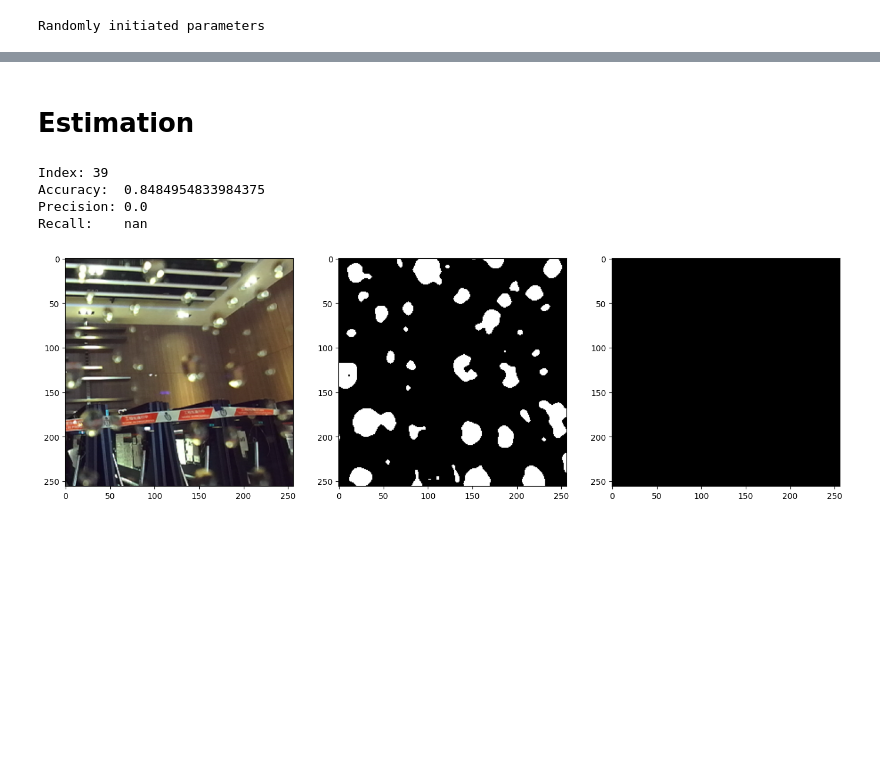
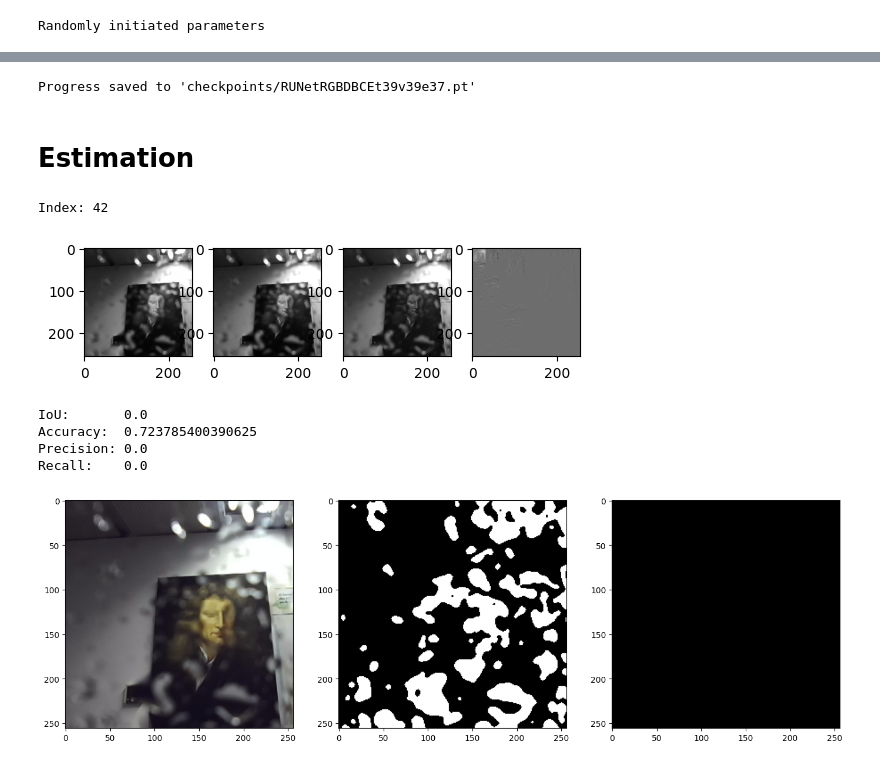
Before and after one commit to KIrillPal/WaterDropDetection, a Jupyter notebook: research/segmentation/train.ipynb, the cells around one changed output, grey strips where cells are left out. Cells and saved outputs as stored; diff of their text form; code cells hidden in the pictures; blank space fills up the shorter version.

```diff
--- a/research/segmentation/train.ipynb
+++ b/research/segmentation/train.ipynb
@@ -214,0 +661,2 @@ start_epoch = start_epoch + config["epochs"]
+# %%
+model.load_state_dict(best_checkpoint["model_state_dict"])
@@ -214,0 +665,6 @@ start_epoch = start_epoch + config["epochs"]
+# %%
+model.load_state_dict(best_checkpoint["model_state_dict"])
+start_epoch = best_checkpoint["epochs"]
+config["epochs"] = 10
+train(save_checkpoints=False)
+start_epoch = start_epoch + config["epochs"]
@@ -215,3 +770,11 @@ start_epoch = start_epoch + config["epochs"]
+# %%
+save_checkpoint(
+                best_checkpoint,
+                config["checkpoint_dir"],
+                best_checkpoint["name"]
+            )
+# %% [output]
+Progress saved to 'checkpoints/RUNetRGBDBCEt39v39e37.pt'
 # %% [markdown]
 # Estimation
 # %%
@@ -230,11 +793,24 @@ def predict(model, x, y, binary_map=True, binary_threshold=0.4):
     if binary_map:
         pred_np = pred_np >= binary_threshold
     return image_np, gt_np, pred_np
+# %%
+def show_channels(x):
+    x = x.detach().numpy()
+
+    from matplotlib import pyplot as plt
+    from PIL import Image
+    import numpy as np
+
+    fig, axs = plt.subplots(1, config["channels"])
+    for ax, c in zip(axs, x):
+        ax.imshow(c, cmap='gray')
+    plt.show()
 # %%
 def plot_prediction(x, y, binary_map=True, binary_threshold=0.42):
     x = torch.stack([x])
     y = torch.stack([y])
     x, y, pred = predict(model, x, y, binary_map, binary_threshold)
+    print("IoU:      ", IoU([y], [pred]))
     print("Accuracy: ", accuracy([y], [pred]))
     print("Precision:", precision([y], [pred]))
     print("Recall:   ", recall([y], [pred]))
@@ -243,13 +819,6 @@ def plot_prediction(x, y, binary_map=True, binary_threshold=0.42):
     from PIL import Image
     import numpy as np
 
-    #fig, axs = plt.subplots(1, 2)
-    #axs[0].imshow(x[3])
-    #axs[1].imshow(x[4], cmap='gray')
-    #plt.show()
-
-    sat = x[3]
-
     fig, axs = plt.subplots(1, 3, figsize=(17, 10))
     img = np.transpose(x[:3], (1, 2, 0))
     axs[0].imshow(img, cmap='gray')
@@ -258,16 +827,19 @@ def plot_prediction(x, y, binary_map=True, binary_threshold=0.42):
 # %%
 # Get prediction for random image and crop
 from random import randint
 idx = randint(0, len(val_dataset)-1)
 print("Index:", idx)
 x, y = val_dataset[idx]
-plot_prediction(x, y, binary_map=True)
+show_channels(x)
+plot_prediction(x, y, binary_map=True, binary_threshold=config["threshold"])
 # %% [output]
-Index: 39
-Accuracy:  0.8484954833984375
-Precision: 0.0
-Recall:    nan
+Index: 42
-[figure, old version]
+[figure, new version]
+IoU:       0.0
+Accuracy:  0.723785400390625
+Precision: 0.0
+Recall:    0.0
+[figure, added]
 # %%
 # Get prediction from opened image
 image_path = "../../data/derain/ALIGNED_PAIRS/CG_DROPLETS/left_1535201264389466.png"
```
Also changed, not shown: parts of 26 cells of this notebook, 7 other files.
